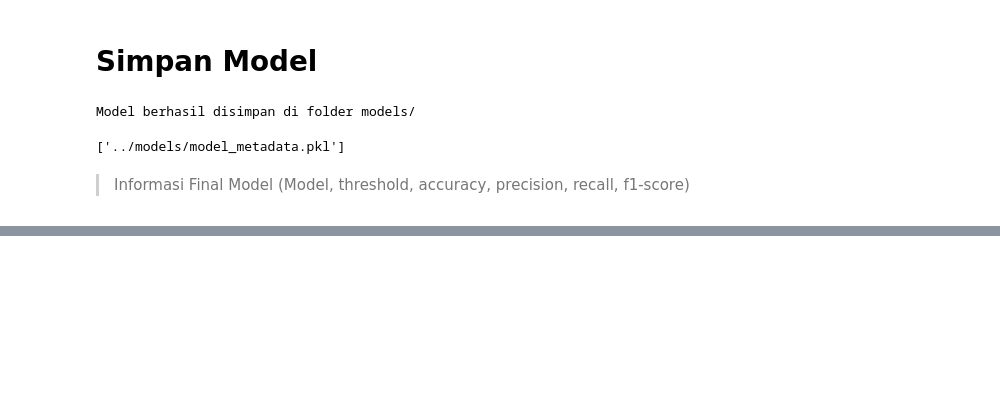
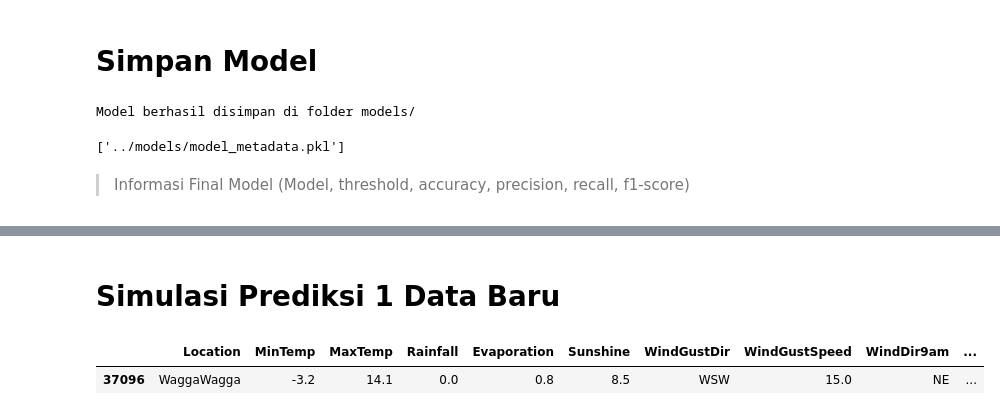
Before and after one commit to RandiBro234/AustraliaRainPrediction, a Jupyter notebook: notebook/rain_prediction.ipynb, the cells around one changed output, grey strips where cells are left out. Drawn from its saved outputs; the diff is of its cells as text; code cells hidden in the pictures; blank space fills up the shorter version.

```diff
--- a/notebook/rain_prediction.ipynb
+++ b/notebook/rain_prediction.ipynb
@@ -2231,0 +2220,9 @@ Prediction : No Rain
+# %% [markdown]
+# Simulasi Prediksi 1 Data Baru
+# %%
+sample = X_test_cat.iloc[[5]]
+
+sample
+# %% [output]
+|  | Location | MinTemp | MaxTemp | Rainfall | Evaporation | Sunshine | WindGustDir | WindGustSpeed | WindDir9am | ... |
+| 37096 | WaggaWagga | -3.2 | 14.1 | 0.0 | 0.8 | 8.5 | WSW | 15.0 | NE | ... |
```
Also changed, not shown: parts of 8 cells of this notebook.
